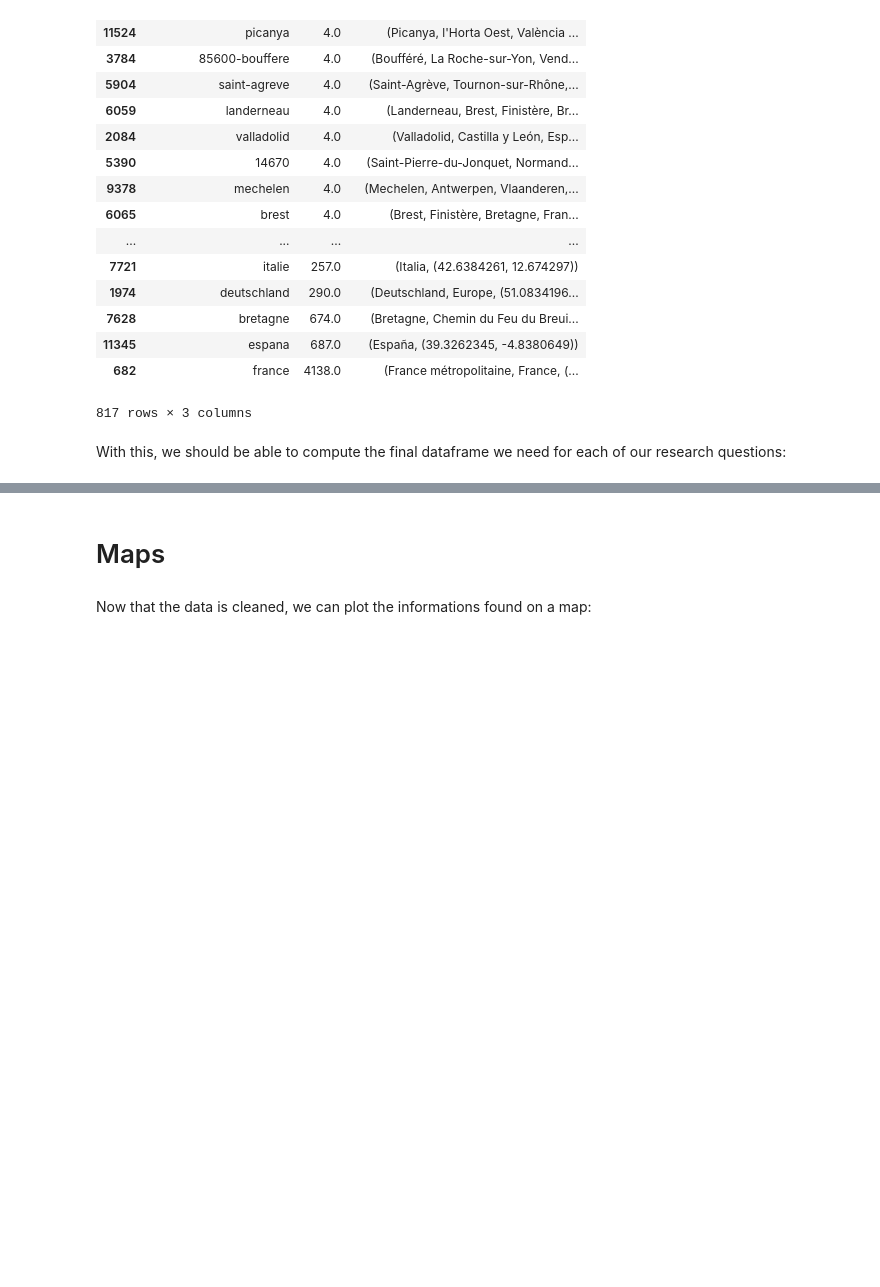
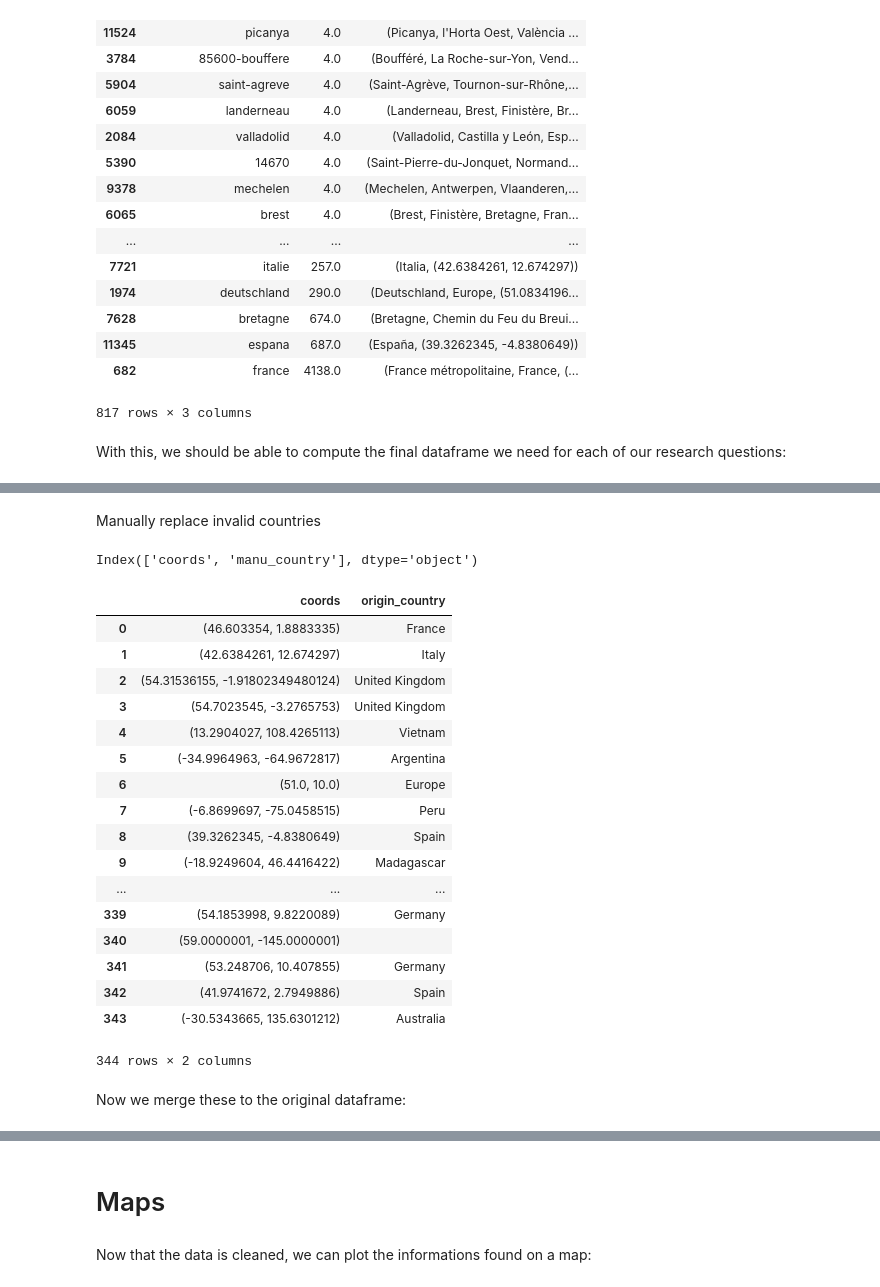
Before and after one commit to coiL10/AdamanTeam, a Jupyter notebook: milestone2.ipynb, the cells around one changed output, grey strips where cells are left out. Drawn from its saved outputs; the diff is of its cells as text; code cells hidden in the pictures; blank space fills up the shorter version.

Commit message:
finish data cleaning, please get the pickle files

```diff
--- a/milestone2.ipynb
+++ b/milestone2.ipynb
@@ -651,0 +710,38 @@ gdp = np.load(data_folder + 'gdp.pkl', allow_pickle=True)
+# %% [markdown]
+Manually replace invalid countries
+# %%
+repl = {'USA' : 'United States', 'Territorial waters of Greece - Gavdos and Gavdopoula' : 'Greece', 'RSA' : 'South Africa', 'PRC' : 'China', 'D.R.' : 'Dominican Republic', 'Territorial waters of Faroe Islands' : 'Faroe Islands', 'São Tomé and Príncipe' : 'Sao Tome and Principe', "Côte d'Ivoire" : "Cote d'Ivoire", 'ROC' : 'Taiwan', 'Polynésie française (eaux territoriales)' : 'French Polynesia'}
+# %%
+data_unique_origins['country_name'] = data_unique_origins['country_name'].apply(lambda x: x[1:])
+data_unique_manu['manu_country'] = data_unique_manu['manu_country'].apply(lambda x: x[1:])
+# %%
+data_unique_origins['country_name'] = data_unique_origins['country_name'].replace(repl)
+data_unique_manu['manu_country'] = data_unique_manu['manu_country'].replace(repl)
+# %%
+data_unique_origins.columns = ['coords', 'origin_country']
+data_unique_manu.columns = ['coords', 'manu_country']
+# %% [output]
+Index(['coords', 'manu_country'], dtype='object')
+# %%
+data_unique_origins
+# %% [output]
+|  | coords | origin_country |
+| 0 | (46.603354, 1.8883335) | France |
+| 1 | (42.6384261, 12.674297) | Italy |
+| 2 | (54.31536155, -1.91802349480124) | United Kingdom |
+| 3 | (54.7023545, -3.2765753) | United Kingdom |
+| 4 | (13.2904027, 108.4265113) | Vietnam |
+| 5 | (-34.9964963, -64.9672817) | Argentina |
+| 6 | (51.0, 10.0) | Europe |
+| 7 | (-6.8699697, -75.0458515) | Peru |
+| 8 | (39.3262345, -4.8380649) | Spain |
+| 9 | (-18.9249604, 46.4416422) | Madagascar |
+| ... | ... | ... |
+| 339 | (54.1853998, 9.8220089) | Germany |
+| 340 | (59.0000001, -145.0000001) |  |
+| 341 | (53.248706, 10.407855) | Germany |
+| 342 | (41.9741672, 2.7949886) | Spain |
+| 343 | (-30.5343665, 135.6301212) | Australia |
+344 rows × 2 columns
+# %% [markdown]
+Now we merge these to the original dataframe:
```
Also changed, not shown: parts of 34 cells of this notebook.
